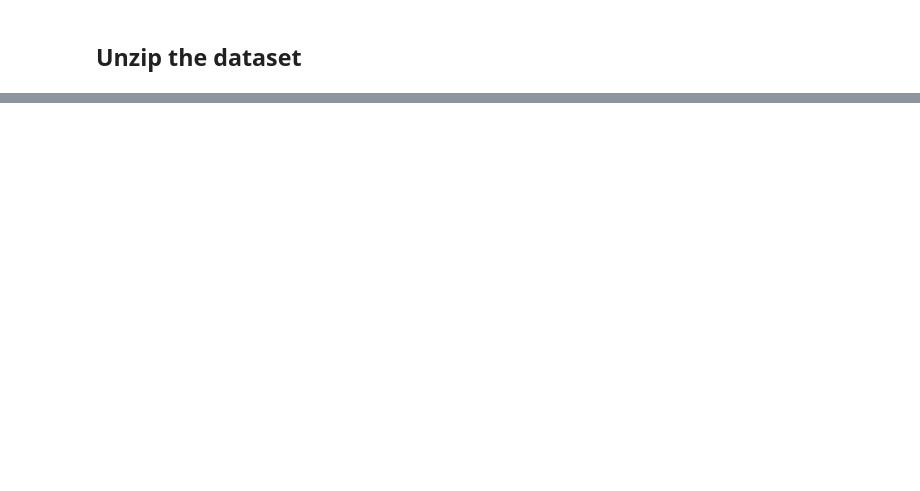
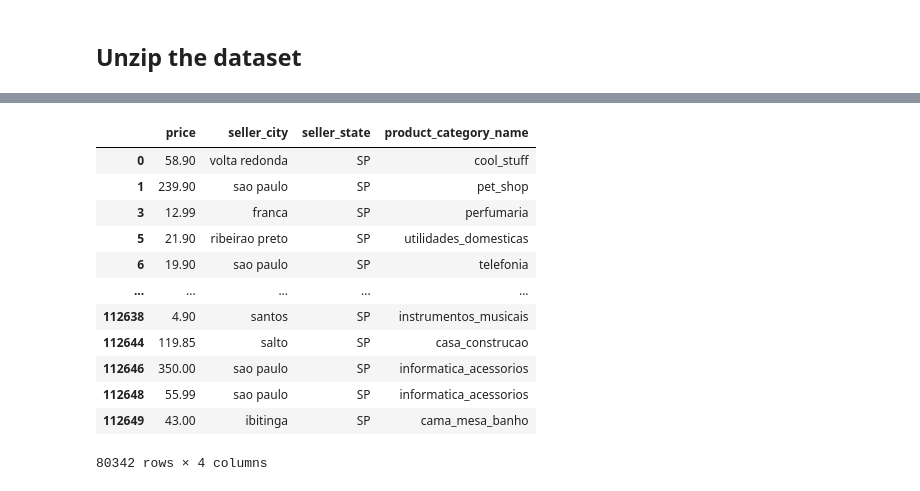
Before and after one commit to BrunBrand/machine-learning-study, a Jupyter notebook: data-analysis/ecommerce-brazil.ipynb, the cells around one changed output, grey strips where cells are left out. Drawn from its saved outputs; the diff is of its cells as text; code cells hidden in the pictures; blank space fills up the shorter version.

```diff
--- a/data-analysis/ecommerce-brazil.ipynb
+++ b/data-analysis/ecommerce-brazil.ipynb
@@ -36,0 +182,2 @@ dict_keys(['olist_customers_dataset.csv', 'olist_geolocation_dataset.csv', 'olis
+# %%
+sellers_orders_df = pd.merge( order_items_df, sellers_df, on='seller_id', how='inner')
@@ -36,0 +186,3 @@ dict_keys(['olist_customers_dataset.csv', 'olist_geolocation_dataset.csv', 'olis
+# %%
+products_dataset = dfs_dict["olist_products_dataset.csv"]
+products_dataset.columns
@@ -36,0 +194,2 @@ dict_keys(['olist_customers_dataset.csv', 'olist_geolocation_dataset.csv', 'olis
+# %%
+sellers_orders_products_df = pd.merge(sellers_orders_df, products_dataset, on='product_id', how='inner')
@@ -36,0 +216,16 @@ dict_keys(['olist_customers_dataset.csv', 'olist_geolocation_dataset.csv', 'olis
+# %%
+sellers_orders_products_plot1[sellers_orders_products_plot1["seller_state"]=="SP"]
+# %% [output]
+|  | price | seller_city | seller_state | product_category_name |
+| 0 | 58.90 | volta redonda | SP | cool_stuff |
+| 1 | 239.90 | sao paulo | SP | pet_shop |
+| 3 | 12.99 | franca | SP | perfumaria |
+| 5 | 21.90 | ribeirao preto | SP | utilidades_domesticas |
+| 6 | 19.90 | sao paulo | SP | telefonia |
+| ... | ... | ... | ... | ... |
+| 112638 | 4.90 | santos | SP | instrumentos_musicais |
+| 112644 | 119.85 | salto | SP | casa_construcao |
+| 112646 | 350.00 | sao paulo | SP | informatica_acessorios |
+| 112648 | 55.99 | sao paulo | SP | informatica_acessorios |
+| 112649 | 43.00 | ibitinga | SP | cama_mesa_banho |
+80342 rows × 4 columns
```
Also changed, not shown: parts of 33 cells of this notebook.
